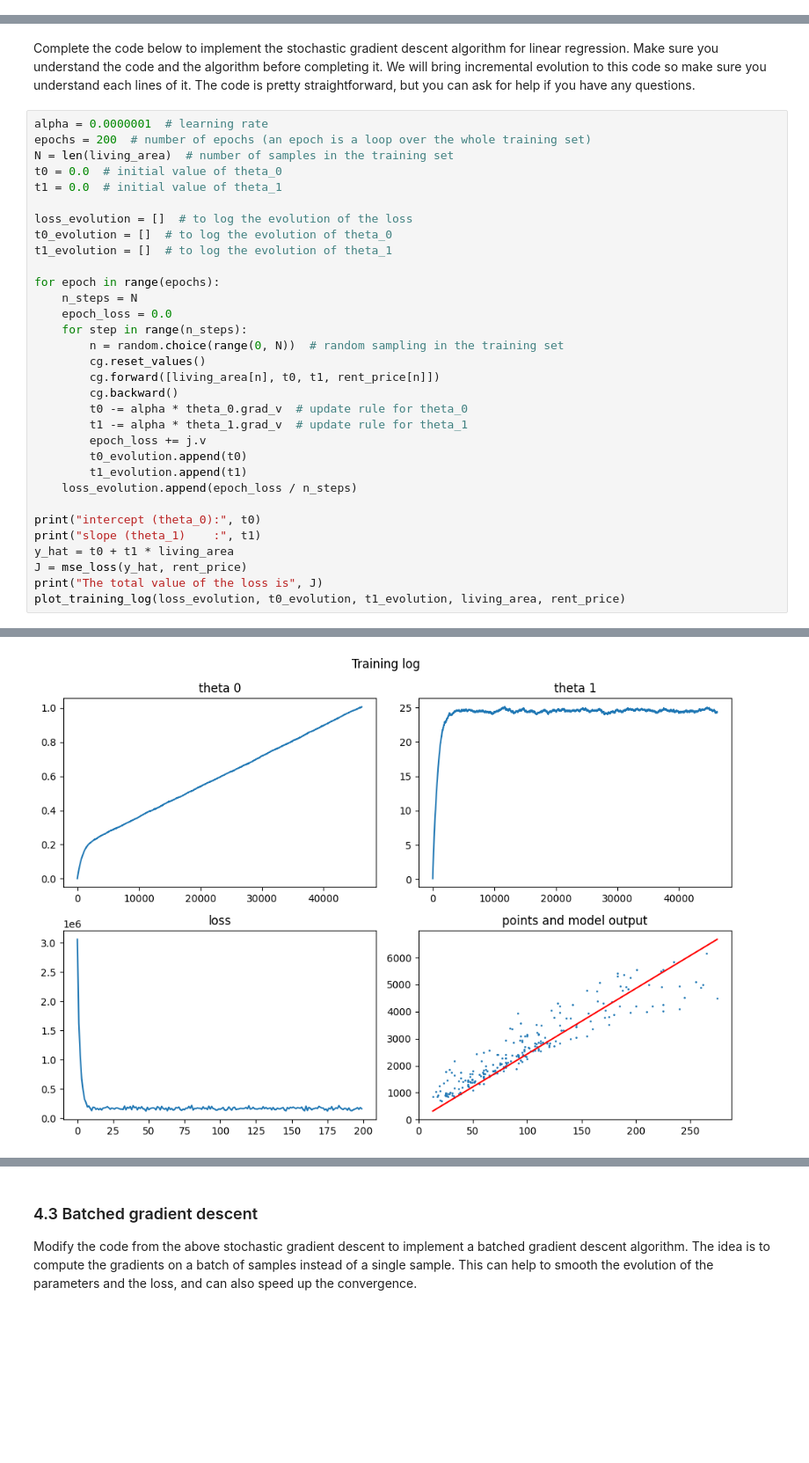
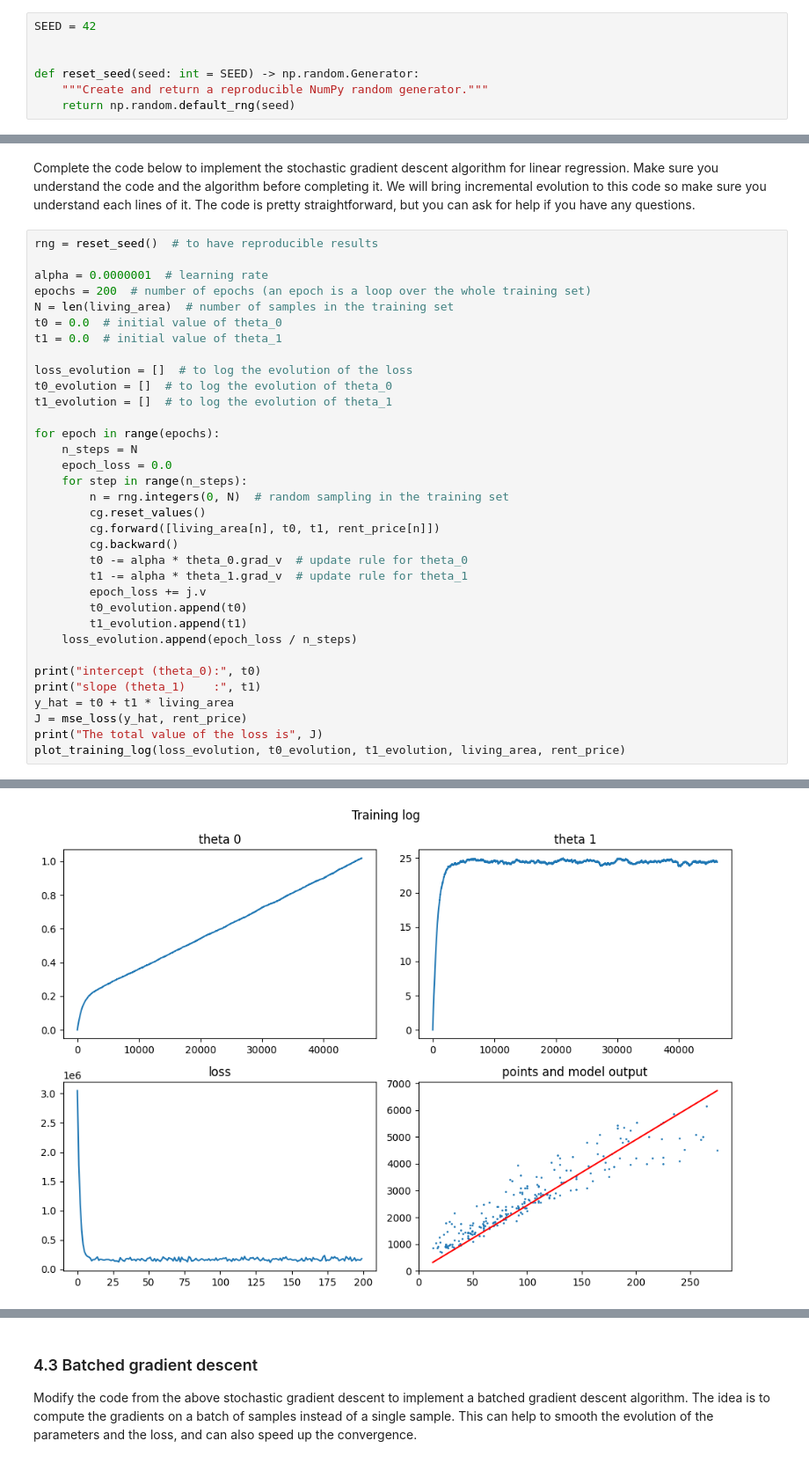
Before and after one commit to Rinovative/MSE_FTP_DeLearn, a Jupyter notebook: notebooks/02_cg-linear-regression-stud.ipynb, the cells around one changed output, grey strips where cells are left out. Shown at 88% size. Saved outputs shown, nothing was run; the diff lists cells and outputs as text; blank space fills up the shorter version.

```diff
--- a/notebooks/02_cg-linear-regression-stud.ipynb
+++ b/notebooks/02_cg-linear-regression-stud.ipynb
@@ -45,3 +48,10 @@ from p02_computational_graphs.cgnodes import *  # noqa: F403
+# %%
+SEED = 42
+
+
+def reset_seed(seed: int = SEED) -> np.random.Generator:
+    """Create and return a reproducible NumPy random generator."""
+    return np.random.default_rng(seed)
 # %% [markdown]
 In this notebook, spot the **TO_COMPLETE** comments in the code and in the markdown cells. Don't hesitate to add your own code and markdown cells to complete the exercises. You can also add comments in the code to explain your reasoning.
 
@@ -276,6 +286,8 @@ def plot_training_log(loss_evolution, t0_evolution, t1_evolution, x, y):
 # %% [markdown]
 Complete the code below to implement the stochastic gradient descent algorithm for linear regression. Make sure you understand the code and the algorithm before completing it. We will bring incremental evolution to this code so make sure you understand each lines of it. The code is pretty straightforward, but you can ask for help if you have any questions.
 # %%
+rng = reset_seed()  # to have reproducible results
+
 alpha = 0.0000001  # learning rate
 epochs = 200  # number of epochs (an epoch is a loop over the whole training set)
 N = len(living_area)  # number of samples in the training set
@@ -290,7 +302,7 @@ for epoch in range(epochs):
     n_steps = N
     epoch_loss = 0.0
     for step in range(n_steps):
-        n = random.choice(range(0, N))  # random sampling in the training set
+        n = rng.integers(0, N)  # random sampling in the training set
         cg.reset_values()
         cg.forward([living_area[n], t0, t1, rent_price[n]])
         cg.backward()
@@ -314,4 +326,4 @@ The total value of the loss is 163780.2249009798
-[figure, old version]
+[figure, new version]
 # %% [markdown]
 **Your observations** TO COMPLETE
 
```
Also changed, not shown: parts of 43 cells of this notebook.
